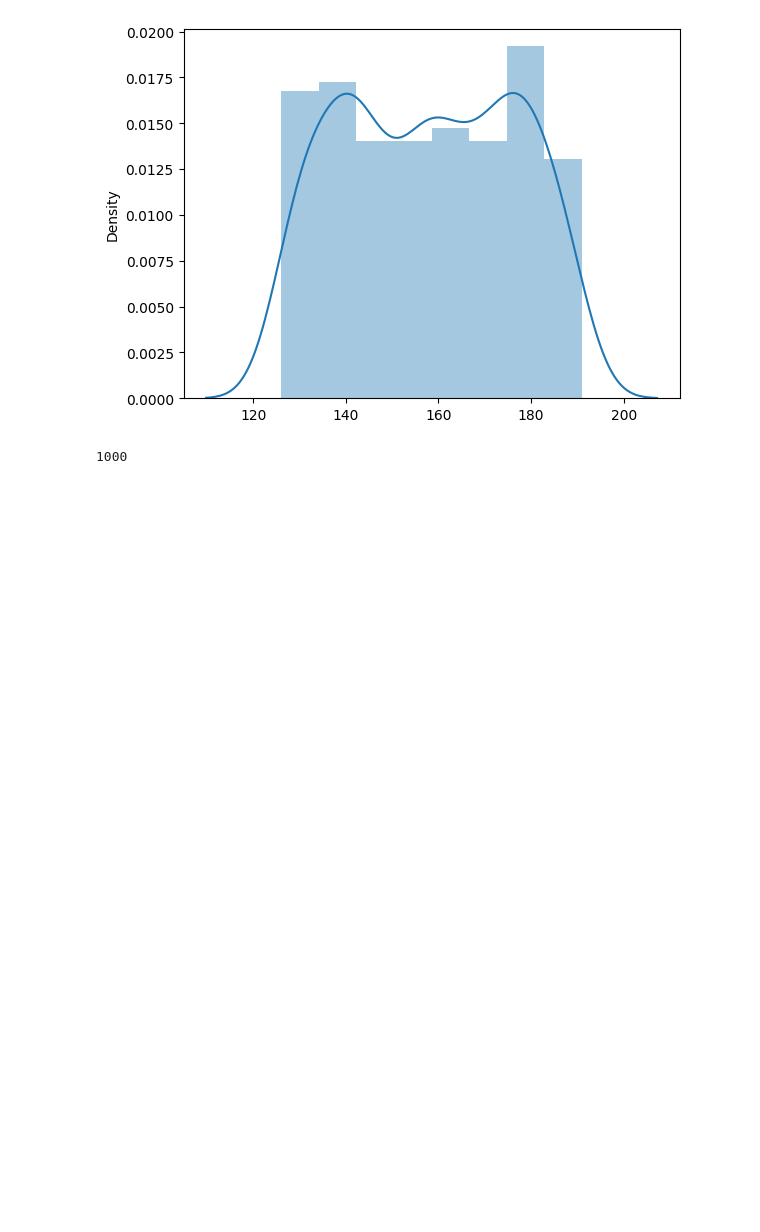
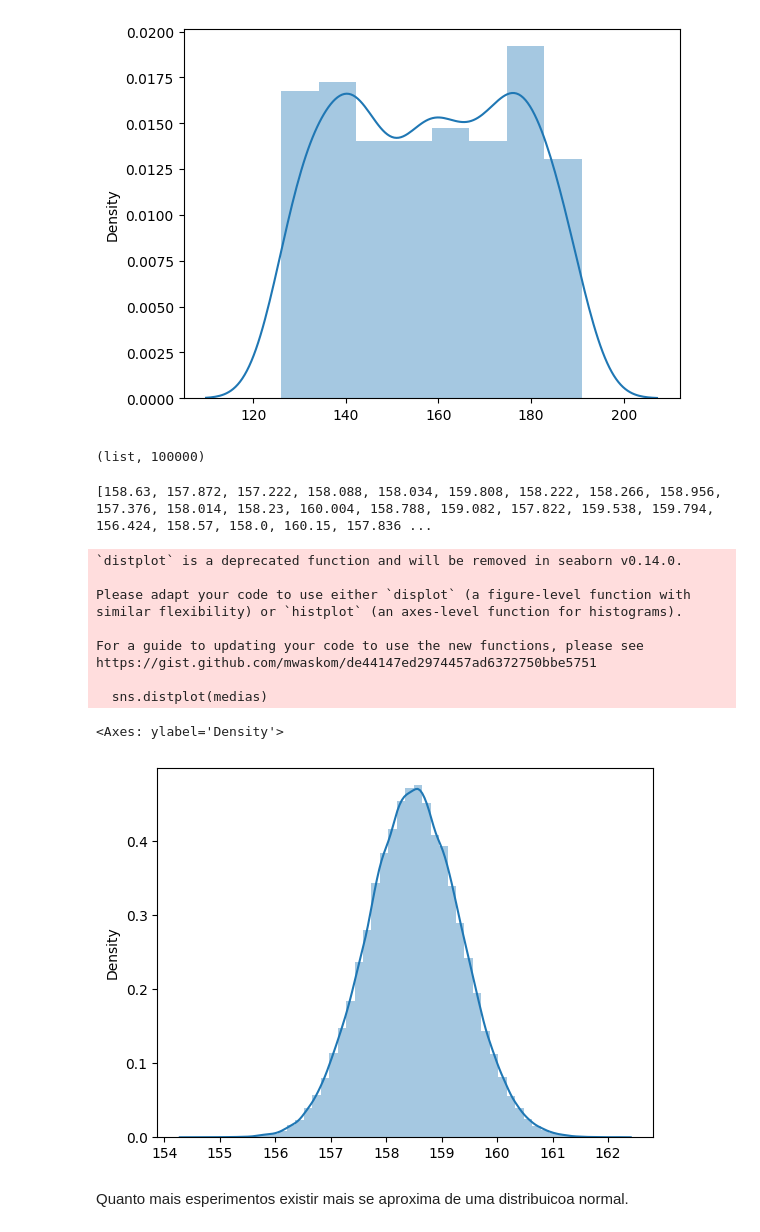
Before and after one commit to HammadN98/Curso_Estatistica, a Jupyter notebook: S6DistribuicoesEstatisticas.ipynb, the cells around one changed output. Drawn from its saved outputs; the diff is of its cells as text; code cells hidden in the pictures; blank space fills up the shorter version.

```diff
--- a/S6DistribuicoesEstatisticas.ipynb
+++ b/S6DistribuicoesEstatisticas.ipynb
@@ -292,8 +292,28 @@ https://gist.github.com/mwaskom/de44147ed2974457ad6372750bbe5751
 <Axes: ylabel='Density'>
 [figure]
 # %%
-medias = [np.mean(np.random.randint(126, 192, 500)) for _ in range(1000)]
-len(medias)
+medias = [np.mean(np.random.randint(126, 192, 500)) for _ in range(100000)]
+type(medias), len(medias)
 # 4:30
 # %% [output]
-1000
+(list, 100000)
+# %%
+print(medias)
+# %% [output]
+[158.63, 157.872, 157.222, 158.088, 158.034, 159.808, 158.222, 158.266, 158.956, 157.376, 158.014, 158.23, 160.004, 158.788, 159.082, 157.822, 159.538, 159.794, 156.424, 158.57, 158.0, 160.15, 157.836 ...
+# %%
+sns.distplot(medias)
+# %% [output]
+`distplot` is a deprecated function and will be removed in seaborn v0.14.0.
+
+Please adapt your code to use either `displot` (a figure-level function with
+similar flexibility) or `histplot` (an axes-level function for histograms).
+
+For a guide to updating your code to use the new functions, please see
+https://gist.github.com/mwaskom/de44147ed2974457ad6372750bbe5751
+
+  sns.distplot(medias)
+<Axes: ylabel='Density'>
+[figure, added]
+# %% [markdown]
+Quanto mais esperimentos existir mais se aproxima de uma distribuicoa normal.
```
